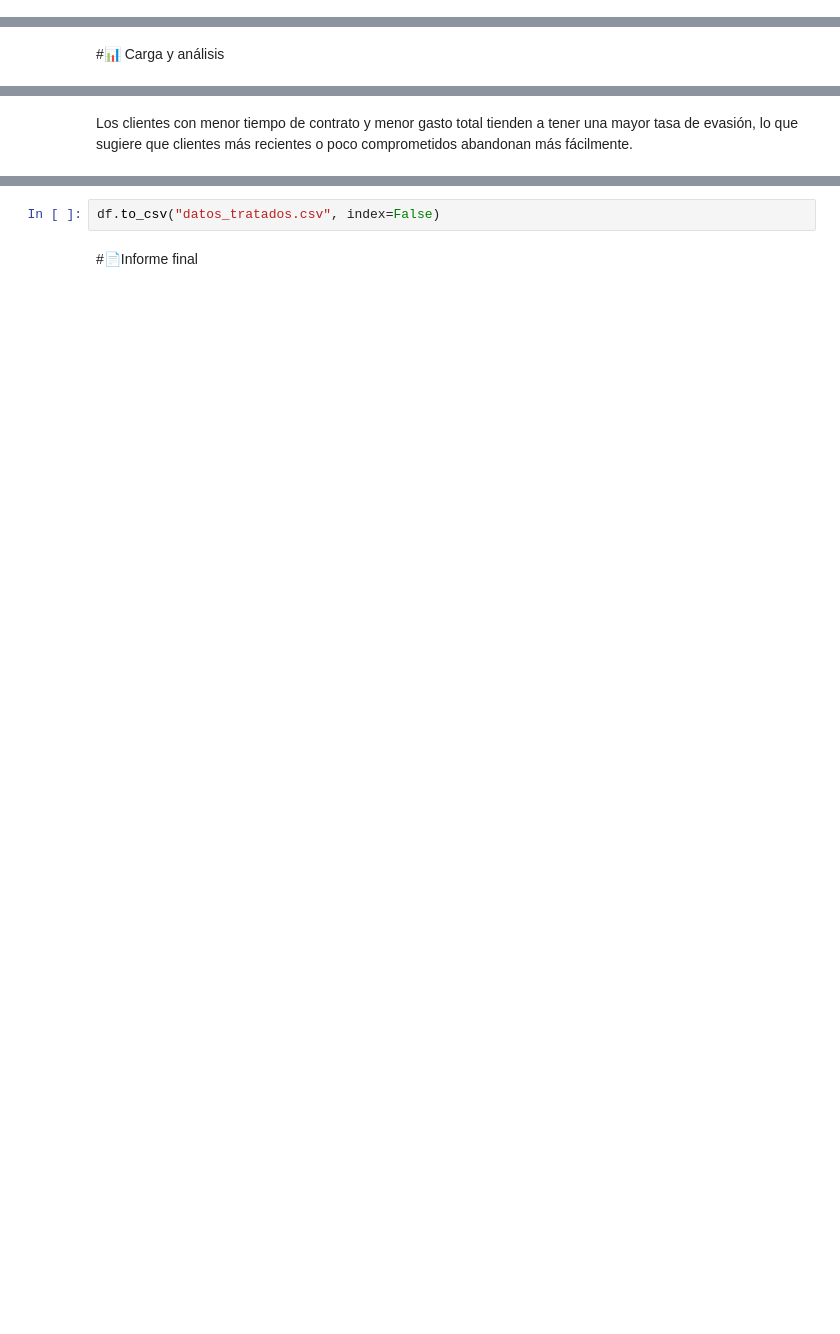
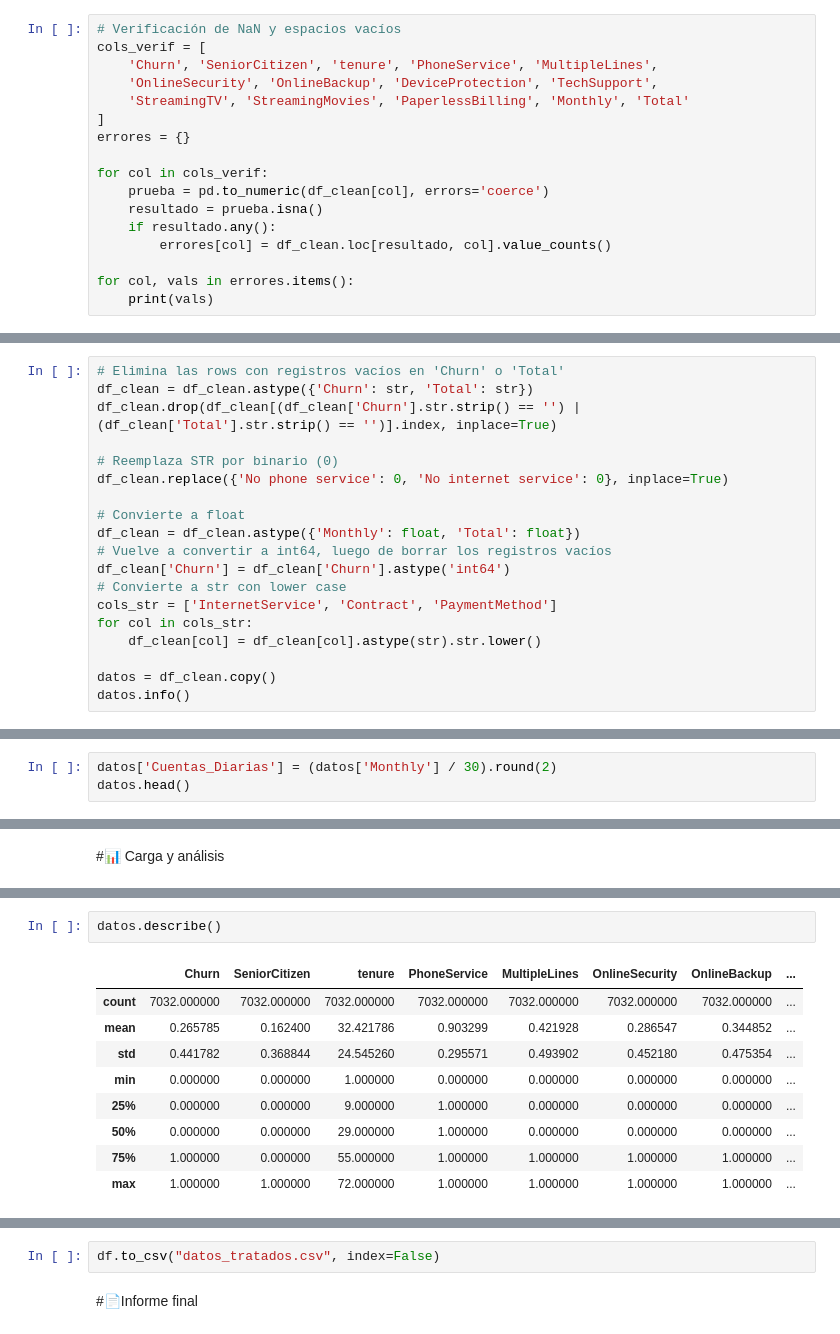
Before and after one commit to julmoram/TelcomX_LATAM, a Jupyter notebook: TelecomX_LATAM_correccion.ipynb, the cells around one changed output, grey strips where cells are left out. Cells and saved outputs as stored; diff of their text form; blank space fills up the shorter version.

```diff
--- a/TelecomX_LATAM_correccion.ipynb
+++ b/TelecomX_LATAM_correccion.ipynb
@@ -202,0 +128,17 @@ df.head()
+# %%
+# Verificación de NaN y espacios vacíos
+cols_verif = [
+    'Churn', 'SeniorCitizen', 'tenure', 'PhoneService', 'MultipleLines',
+    'OnlineSecurity', 'OnlineBackup', 'DeviceProtection', 'TechSupport',
+    'StreamingTV', 'StreamingMovies', 'PaperlessBilling', 'Monthly', 'Total'
+]
+errores = {}
+
+for col in cols_verif:
+    prueba = pd.to_numeric(df_clean[col], errors='coerce')
+    resultado = prueba.isna()
+    if resultado.any():
+        errores[col] = df_clean.loc[resultado, col].value_counts()
+
+for col, vals in errores.items():
+    print(vals)
@@ -202,0 +163,19 @@ df.head()
+# %%
+# Elimina las rows con registros vacíos en 'Churn' o 'Total'
+df_clean = df_clean.astype({'Churn': str, 'Total': str})
+df_clean.drop(df_clean[(df_clean['Churn'].str.strip() == '') | (df_clean['Total'].str.strip() == '')].index, inplace=True)
+
+# Reemplaza STR por binario (0)
+df_clean.replace({'No phone service': 0, 'No internet service': 0}, inplace=True)
+
+# Convierte a float
+df_clean = df_clean.astype({'Monthly': float, 'Total': float})
+# Vuelve a convertir a int64, luego de borrar los registros vacíos
+df_clean['Churn'] = df_clean['Churn'].astype('int64')
+# Convierte a str con lower case
+cols_str = ['InternetService', 'Contract', 'PaymentMethod']
+for col in cols_str:
+    df_clean[col] = df_clean[col].astype(str).str.lower()
+
+datos = df_clean.copy()
+datos.info()
@@ -202,0 +200,3 @@ df.head()
+# %%
+datos['Cuentas_Diarias'] = (datos['Monthly'] / 30).round(2)
+datos.head()
@@ -297,2 +212,12 @@ Passing `palette` without assigning `hue` is deprecated and will be removed in v
-# %% [markdown]
-Los clientes con menor tiempo de contrato y menor gasto total tienden a tener una mayor tasa de evasión, lo que sugiere que clientes más recientes o poco comprometidos abandonan más fácilmente.
+# %%
+datos.describe()
+# %% [output]
+|  | Churn | SeniorCitizen | tenure | PhoneService | MultipleLines | OnlineSecurity | OnlineBackup | ... |
+| count | 7032.000000 | 7032.000000 | 7032.000000 | 7032.000000 | 7032.000000 | 7032.000000 | 7032.000000 | ... |
+| mean | 0.265785 | 0.162400 | 32.421786 | 0.903299 | 0.421928 | 0.286547 | 0.344852 | ... |
+| std | 0.441782 | 0.368844 | 24.545260 | 0.295571 | 0.493902 | 0.452180 | 0.475354 | ... |
+| min | 0.000000 | 0.000000 | 1.000000 | 0.000000 | 0.000000 | 0.000000 | 0.000000 | ... |
+| 25% | 0.000000 | 0.000000 | 9.000000 | 1.000000 | 0.000000 | 0.000000 | 0.000000 | ... |
+| 50% | 0.000000 | 0.000000 | 29.000000 | 1.000000 | 0.000000 | 0.000000 | 0.000000 | ... |
+| 75% | 1.000000 | 0.000000 | 55.000000 | 1.000000 | 1.000000 | 1.000000 | 1.000000 | ... |
+| max | 1.000000 | 1.000000 | 72.000000 | 1.000000 | 1.000000 | 1.000000 | 1.000000 | ... |
```
Also changed, not shown: parts of 34 cells of this notebook.
